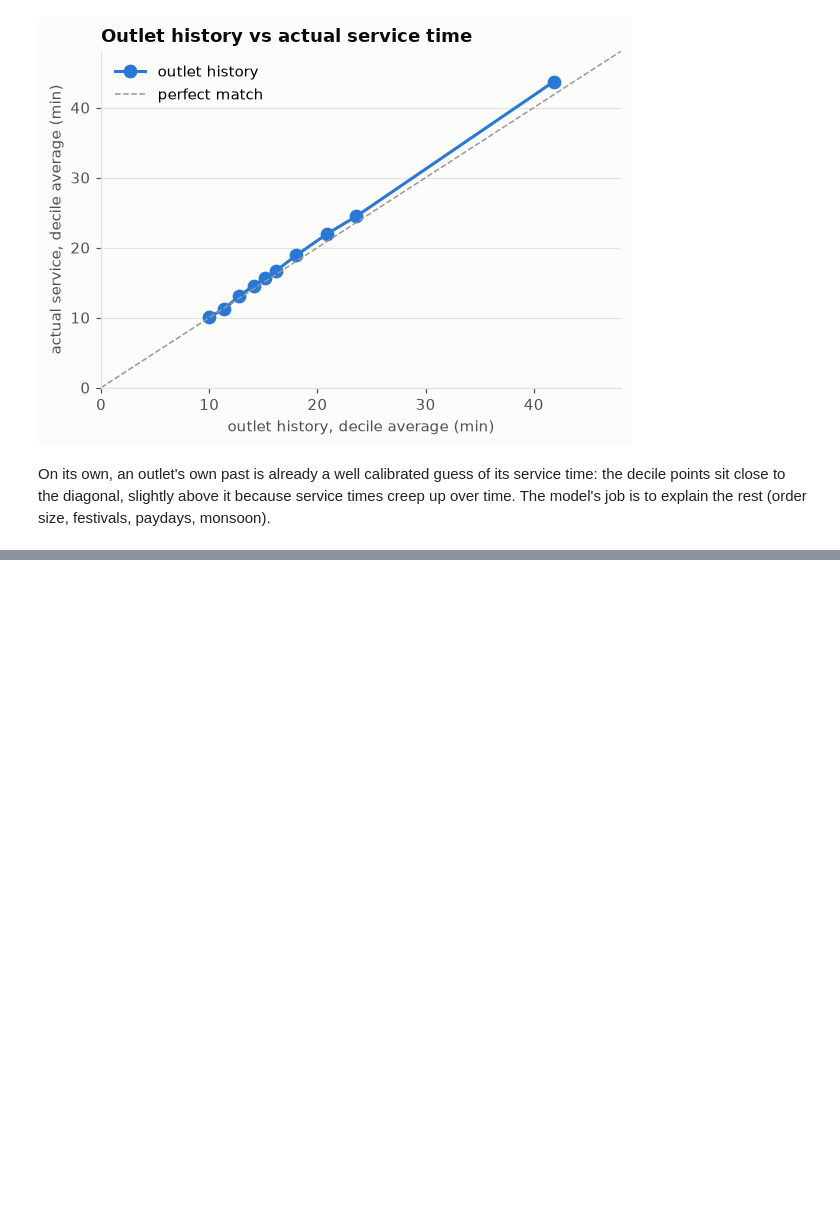
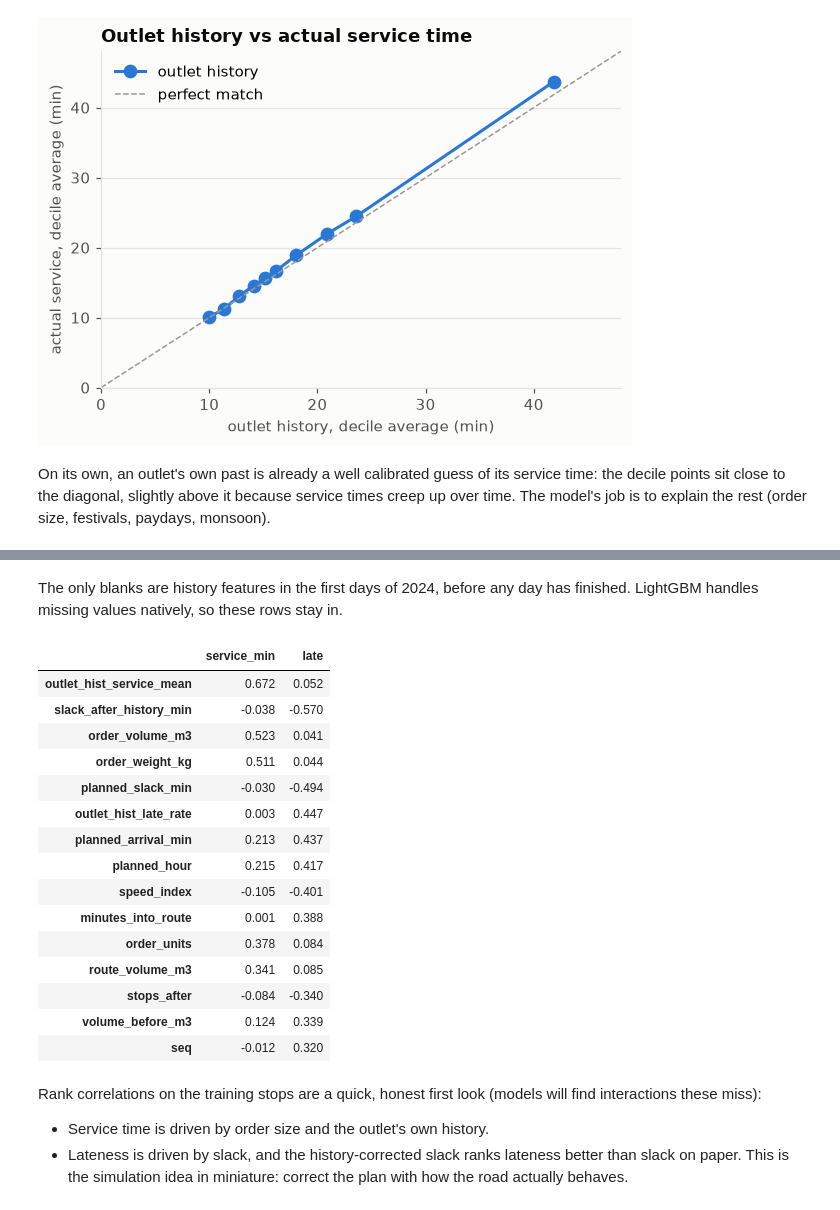
Before and after one commit to sameera-ekanayaka/Xora_Datathon, a Jupyter notebook: notebooks/04_feature_engineering.ipynb, the cells around one changed output, grey strips where cells are left out. Drawn from its saved outputs; the diff is of its cells as text; code cells hidden in the pictures; blank space fills up the shorter version.

Commit message:
Combine all feature groups and compare their signal

```diff
--- a/notebooks/04_feature_engineering.ipynb
+++ b/notebooks/04_feature_engineering.ipynb
@@ -214,0 +223,5 @@ On its own, an outlet's own past is already a well calibrated guess of its servi
+# %%
+feats = fe.build_task1_features(stops, outlets, vehicles, allowance, calendar, road, traffic)
+print(feats.shape)
+blanks = feats.isna().sum()
+blanks[blanks > 0].rename("blank rows").to_frame()
@@ -214,0 +238,30 @@ On its own, an outlet's own past is already a well calibrated guess of its servi
+# %% [markdown]
+The only blanks are history features in the first days of 2024, before any day has finished. LightGBM handles missing values natively, so these rows stay in.
+# %%
+num = feats.select_dtypes("number")
+signal = pd.DataFrame({
+    "service_min": num[train].corrwith(stops.loc[train, "service_min"], method="spearman"),
+    "late": num[train].corrwith(stops.loc[train, "late"].astype(float), method="spearman"),
+}).round(3)
+signal.reindex(signal.abs().max(axis=1).sort_values(ascending=False).index).head(15)
+# %% [output]
+|  | service_min | late |
+| outlet_hist_service_mean | 0.672 | 0.052 |
+| slack_after_history_min | -0.038 | -0.570 |
+| order_volume_m3 | 0.523 | 0.041 |
+| order_weight_kg | 0.511 | 0.044 |
+| planned_slack_min | -0.030 | -0.494 |
+| outlet_hist_late_rate | 0.003 | 0.447 |
+| planned_arrival_min | 0.213 | 0.437 |
+| planned_hour | 0.215 | 0.417 |
+| speed_index | -0.105 | -0.401 |
+| minutes_into_route | 0.001 | 0.388 |
+| order_units | 0.378 | 0.084 |
+| route_volume_m3 | 0.341 | 0.085 |
+| stops_after | -0.084 | -0.340 |
+| volume_before_m3 | 0.124 | 0.339 |
+| seq | -0.012 | 0.320 |
+# %% [markdown]
+Rank correlations on the training stops are a quick, honest first look (models will find interactions these miss):
+- Service time is driven by order size and the outlet's own history.
+- Lateness is driven by slack, and the history-corrected slack ranks lateness better than slack on paper. This is the simulation idea in miniature: correct the plan with how the road actually behaves.
```
Also changed, not shown: parts of 2 cells of this notebook.
